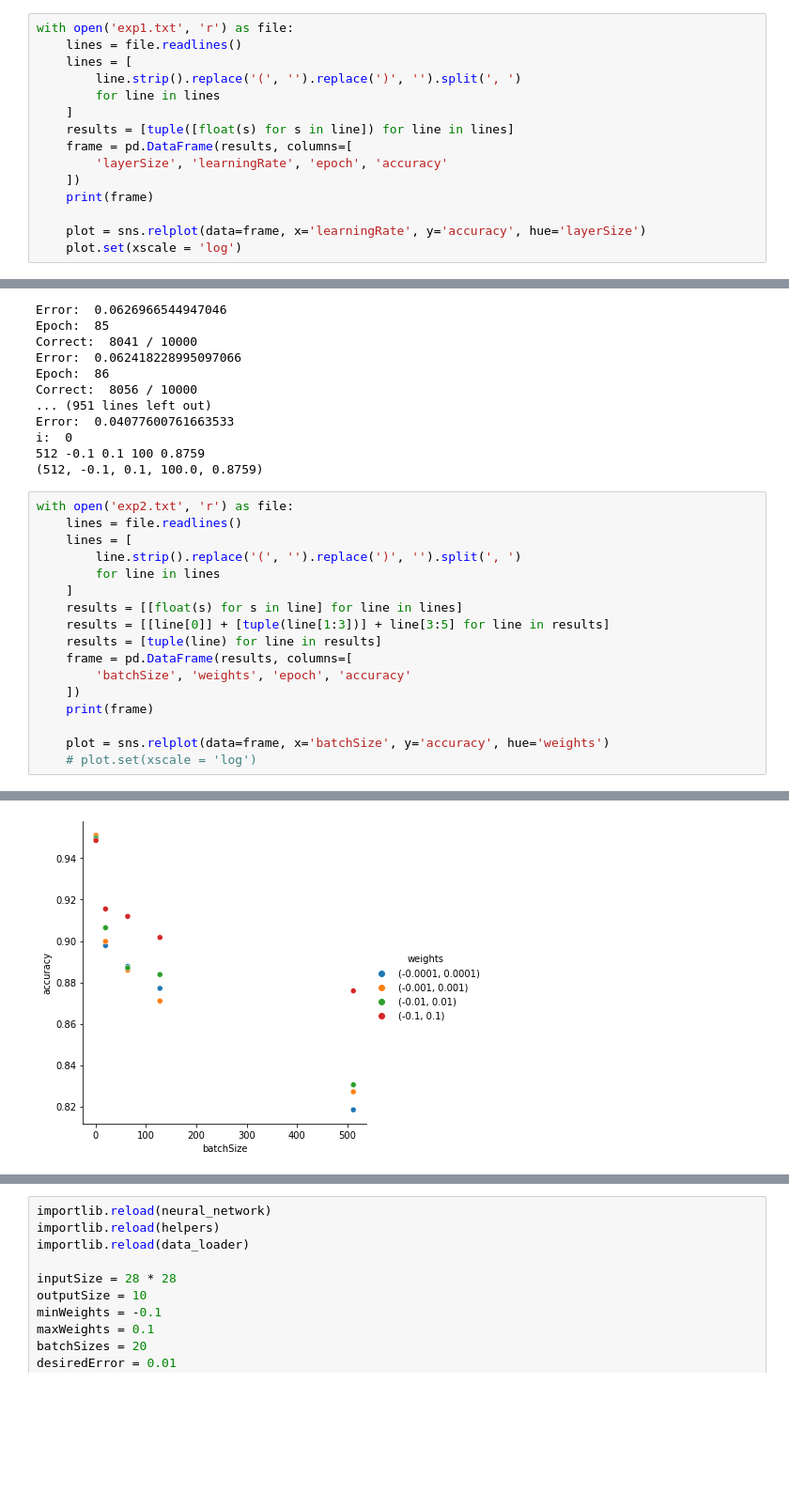
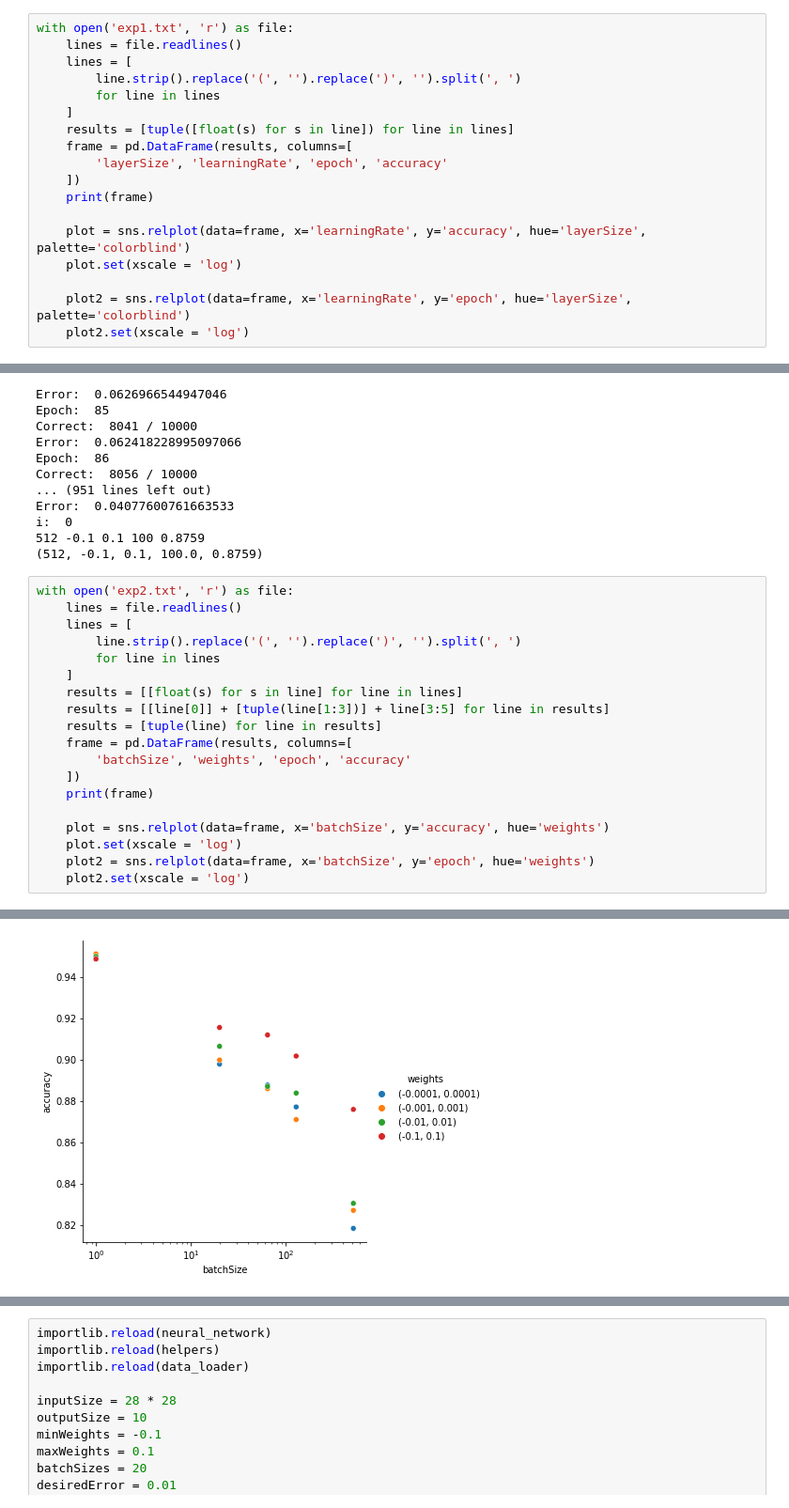
Before and after one commit to paulopicasso/sieci-neuronowe, a Jupyter notebook: zad2/test.ipynb, the cells around one changed output, grey strips where cells are left out. Shown at 94% size. Saved outputs shown, nothing was run; the diff lists cells and outputs as text; blank space fills up the shorter version.

```diff
--- a/zad2/test.ipynb
+++ b/zad2/test.ipynb
@@ -93,7 +155,10 @@ with open('exp1.txt', 'r') as file:
     ])
     print(frame)
 
-    plot = sns.relplot(data=frame, x='learningRate', y='accuracy', hue='layerSize')
+    plot = sns.relplot(data=frame, x='learningRate', y='accuracy', hue='layerSize', palette='colorblind')
     plot.set(xscale = 'log')
+
+    plot2 = sns.relplot(data=frame, x='learningRate', y='epoch', hue='layerSize', palette='colorblind')
+    plot2.set(xscale = 'log')
 # %% [output]
     layerSize  learningRate  epoch  accuracy
@@ -199,6 +265,8 @@ with open('exp2.txt', 'r') as file:
     print(frame)
 
     plot = sns.relplot(data=frame, x='batchSize', y='accuracy', hue='weights')
-    # plot.set(xscale = 'log')
+    plot.set(xscale = 'log')
+    plot2 = sns.relplot(data=frame, x='batchSize', y='epoch', hue='weights')
+    plot2.set(xscale = 'log')
 # %% [output]
     batchSize            weights  epoch  accuracy
@@ -216,6 +284,6 @@ with open('exp2.txt', 'r') as file:
 ... (5 lines left out)
 16      512.0  (-0.0001, 0.0001)  100.0    0.8184
 17      512.0    (-0.001, 0.001)  100.0    0.8271
 18      512.0      (-0.01, 0.01)  100.0    0.8305
 19      512.0        (-0.1, 0.1)  100.0    0.8759
-[figure, old version]
+[figure, new version]
```
Also changed, not shown: parts of 4 cells of this notebook, 5 other files.
